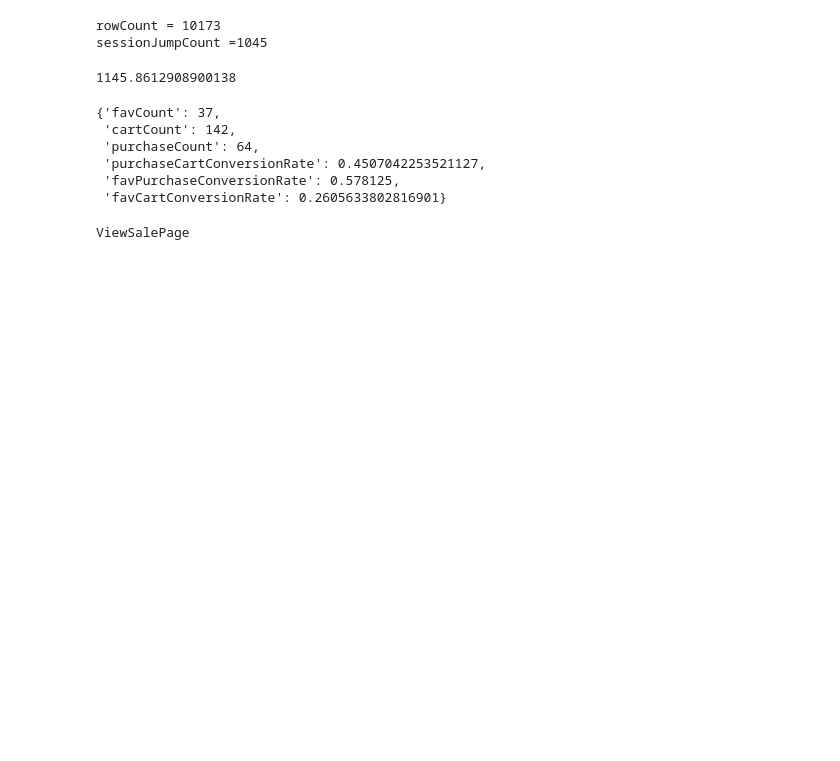
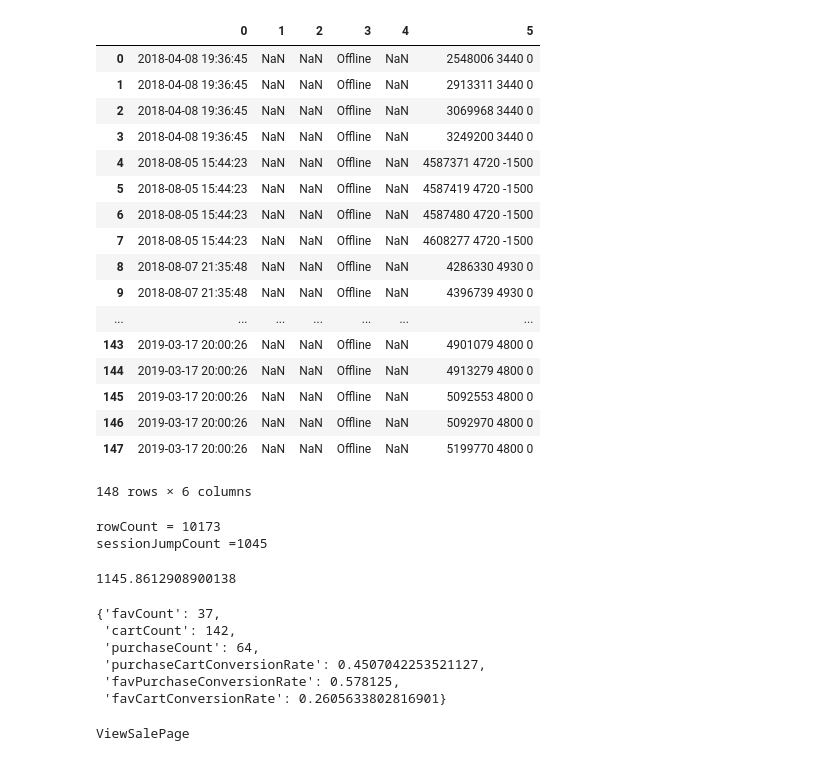
Before and after one commit to GISH123/Python-Project-91App-Market-Data, a Jupyter notebook: valueCount.ipynb, the cells around one changed output. Cells and saved outputs as stored; diff of their text form; code cells hidden in the pictures; blank space fills up the shorter version.

```diff
--- a/valueCount.ipynb
+++ b/valueCount.ipynb
@@ -5,3 +7,29 @@ file = pd.read_csv('45826522P9.txt',header = None)
+# %%
+testfile = pd.read_csv('43838829N2.txt',header=None)
+# %%
+testfile
+file = testfile
+# %%
+file
+# %% [output]
+|  | 0 | 1 | 2 | 3 | 4 | 5 |
+| 0 | 2018-04-08 19:36:45 | NaN | NaN | Offline | NaN | 2548006 3440 0 |
+| 1 | 2018-04-08 19:36:45 | NaN | NaN | Offline | NaN | 2913311 3440 0 |
+| 2 | 2018-04-08 19:36:45 | NaN | NaN | Offline | NaN | 3069968 3440 0 |
+| 3 | 2018-04-08 19:36:45 | NaN | NaN | Offline | NaN | 3249200 3440 0 |
+| 4 | 2018-08-05 15:44:23 | NaN | NaN | Offline | NaN | 4587371 4720 -1500 |
+| 5 | 2018-08-05 15:44:23 | NaN | NaN | Offline | NaN | 4587419 4720 -1500 |
+| 6 | 2018-08-05 15:44:23 | NaN | NaN | Offline | NaN | 4587480 4720 -1500 |
+| 7 | 2018-08-05 15:44:23 | NaN | NaN | Offline | NaN | 4608277 4720 -1500 |
+| 8 | 2018-08-07 21:35:48 | NaN | NaN | Offline | NaN | 4286330 4930 0 |
+| 9 | 2018-08-07 21:35:48 | NaN | NaN | Offline | NaN | 4396739 4930 0 |
+| ... | ... | ... | ... | ... | ... | ... |
+| 143 | 2019-03-17 20:00:26 | NaN | NaN | Offline | NaN | 4901079 4800 0 |
+| 144 | 2019-03-17 20:00:26 | NaN | NaN | Offline | NaN | 4913279 4800 0 |
+| 145 | 2019-03-17 20:00:26 | NaN | NaN | Offline | NaN | 5092553 4800 0 |
+| 146 | 2019-03-17 20:00:26 | NaN | NaN | Offline | NaN | 5092970 4800 0 |
+| 147 | 2019-03-17 20:00:26 | NaN | NaN | Offline | NaN | 5199770 4800 0 |
+148 rows × 6 columns
 # %%
 #回傳一個陣列，裡面有  除了第一列(也就是時間列)的所有value count
 #呼叫時parameters放入要讀取的檔案
```
Also changed, not shown: parts of 5 cells of this notebook.
